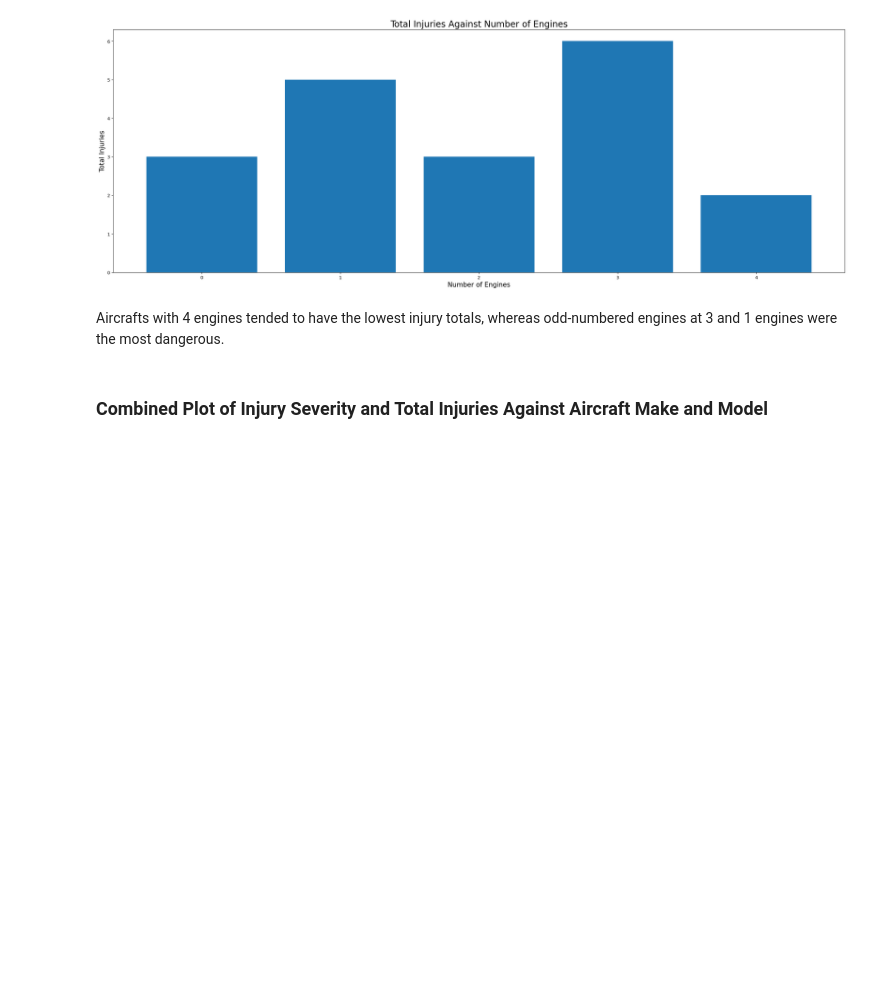
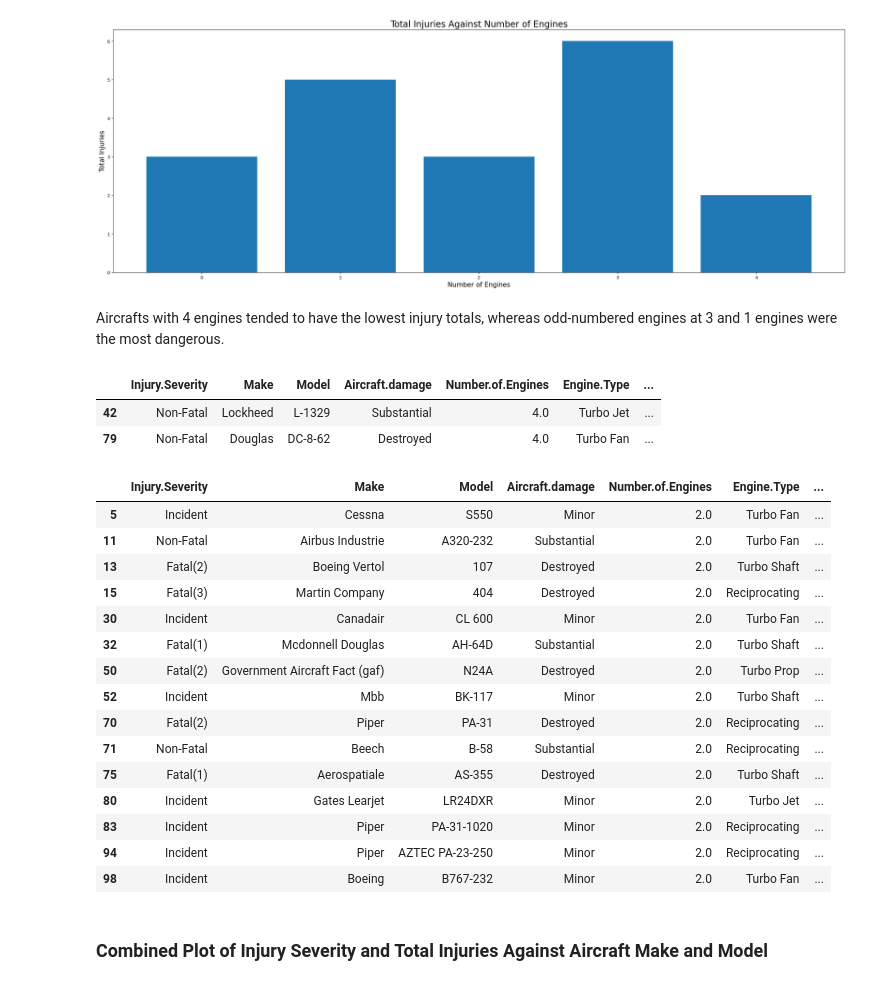
Before and after one commit to tingly-amua/Project---Aircraft-Risk, a Jupyter notebook: project.ipynb, the cells around one changed output. Saved outputs shown, nothing was run; the diff lists cells and outputs as text; code cells hidden in the pictures; blank space fills up the shorter version.

```diff
--- a/project.ipynb
+++ b/project.ipynb
@@ -307,6 +307,34 @@ plt.show()
 [figure]
 # %% [markdown]
 Aircrafts with 4 engines tended to have the lowest injury totals, whereas odd-numbered engines at 3 and 1 engines were the most dangerous.
+# %%
+#visualize aircrafts with 4 and 2 engines
+safest_engine_number = df_sample[df_sample['Number.of.Engines'] == 4] #create dataframe of 4 engine aircrafts
+safest_engine_number
+# %% [output]
+|  | Injury.Severity | Make | Model | Aircraft.damage | Number.of.Engines | Engine.Type | ... |
+| 42 | Non-Fatal | Lockheed | L-1329 | Substantial | 4.0 | Turbo Jet | ... |
+| 79 | Non-Fatal | Douglas | DC-8-62 | Destroyed | 4.0 | Turbo Fan | ... |
+# %%
+second_safest_engine_number = df_sample[df_sample['Number.of.Engines'] == 2] #create dataframe of 2 engine aircrafts
+second_safest_engine_number
+# %% [output]
+|  | Injury.Severity | Make | Model | Aircraft.damage | Number.of.Engines | Engine.Type | ... |
+| 5 | Incident | Cessna | S550 | Minor | 2.0 | Turbo Fan | ... |
+| 11 | Non-Fatal | Airbus Industrie | A320-232 | Substantial | 2.0 | Turbo Fan | ... |
+| 13 | Fatal(2) | Boeing Vertol | 107 | Destroyed | 2.0 | Turbo Shaft | ... |
+| 15 | Fatal(3) | Martin Company | 404 | Destroyed | 2.0 | Reciprocating | ... |
+| 30 | Incident | Canadair | CL 600 | Minor | 2.0 | Turbo Fan | ... |
+| 32 | Fatal(1) | Mcdonnell Douglas | AH-64D | Substantial | 2.0 | Turbo Shaft | ... |
+| 50 | Fatal(2) | Government Aircraft Fact (gaf) | N24A | Destroyed | 2.0 | Turbo Prop | ... |
+| 52 | Incident | Mbb | BK-117 | Minor | 2.0 | Turbo Shaft | ... |
+| 70 | Fatal(2) | Piper | PA-31 | Destroyed | 2.0 | Reciprocating | ... |
+| 71 | Non-Fatal | Beech | B-58 | Substantial | 2.0 | Reciprocating | ... |
+| 75 | Fatal(1) | Aerospatiale | AS-355 | Destroyed | 2.0 | Turbo Shaft | ... |
+| 80 | Incident | Gates Learjet | LR24DXR | Minor | 2.0 | Turbo Jet | ... |
+| 83 | Incident | Piper | PA-31-1020 | Minor | 2.0 | Reciprocating | ... |
+| 94 | Incident | Piper | AZTEC PA-23-250 | Minor | 2.0 | Reciprocating | ... |
+| 98 | Incident | Boeing | B767-232 | Minor | 2.0 | Turbo Fan | ... |
 # %% [markdown]
 ### Combined Plot of Injury Severity and Total Injuries Against Aircraft Make and Model
 # %%
```
Also changed, not shown: parts of 6 cells of this notebook, 6 other files.
